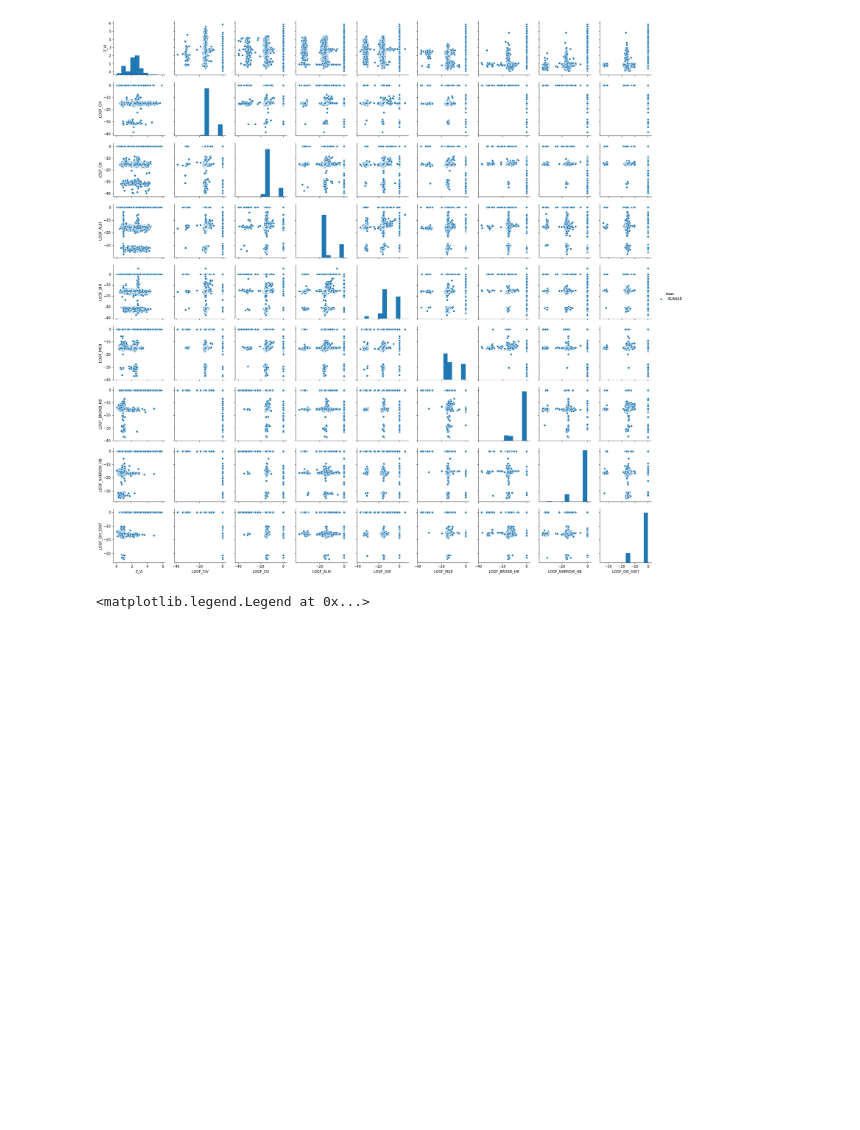
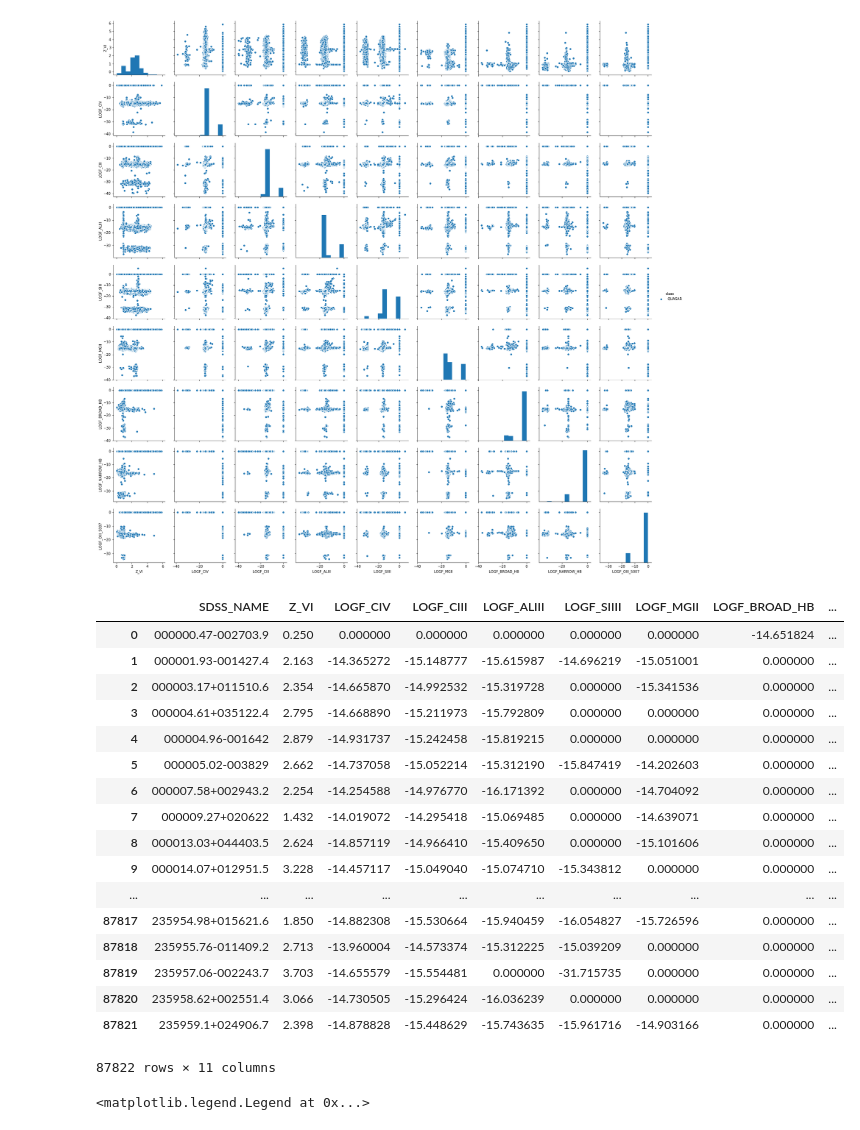
Before and after one commit to astrodatos/proyecto_aape, a Jupyter notebook: proyecto_AAPE.ipynb, the cells around one changed output. Cells and saved outputs as stored; diff of their text form; code cells hidden in the pictures; blank space fills up the shorter version.

```diff
--- a/proyecto_AAPE.ipynb
+++ b/proyecto_AAPE.ipynb
@@ -122,6 +144,27 @@ sns.pairplot(data_quasar, hue='class', diag_kind = 'hist')
 # %% [output]
 <seaborn.axisgrid.PairGrid at 0x...>
 [figure]
+# %%
+data_quasar
+# %% [output]
+|  | SDSS_NAME | Z_VI | LOGF_CIV | LOGF_CIII | LOGF_ALIII | LOGF_SIIII | LOGF_MGII | LOGF_BROAD_HB | ... |
+| 0 | 000000.47-002703.9 | 0.250 | 0.000000 | 0.000000 | 0.000000 | 0.000000 | 0.000000 | -14.651824 | ... |
+| 1 | 000001.93-001427.4 | 2.163 | -14.365272 | -15.148777 | -15.615987 | -14.696219 | -15.051001 | 0.000000 | ... |
+| 2 | 000003.17+011510.6 | 2.354 | -14.665870 | -14.992532 | -15.319728 | 0.000000 | -15.341536 | 0.000000 | ... |
+| 3 | 000004.61+035122.4 | 2.795 | -14.668890 | -15.211973 | -15.792809 | 0.000000 | 0.000000 | 0.000000 | ... |
+| 4 | 000004.96-001642 | 2.879 | -14.931737 | -15.242458 | -15.819215 | 0.000000 | 0.000000 | 0.000000 | ... |
+| 5 | 000005.02-003829 | 2.662 | -14.737058 | -15.052214 | -15.312190 | -15.847419 | -14.202603 | 0.000000 | ... |
+| 6 | 000007.58+002943.2 | 2.254 | -14.254588 | -14.976770 | -16.171392 | 0.000000 | -14.704092 | 0.000000 | ... |
+| 7 | 000009.27+020622 | 1.432 | -14.019072 | -14.295418 | -15.069485 | 0.000000 | -14.639071 | 0.000000 | ... |
+| 8 | 000013.03+044403.5 | 2.624 | -14.857119 | -14.966410 | -15.409650 | 0.000000 | -15.101606 | 0.000000 | ... |
+| 9 | 000014.07+012951.5 | 3.228 | -14.457117 | -15.049040 | -15.074710 | -15.343812 | 0.000000 | 0.000000 | ... |
+| ... | ... | ... | ... | ... | ... | ... | ... | ... | ... |
+| 87817 | 235954.98+015621.6 | 1.850 | -14.882308 | -15.530664 | -15.940459 | -16.054827 | -15.726596 | 0.000000 | ... |
+| 87818 | 235955.76-011409.2 | 2.713 | -13.960004 | -14.573374 | -15.312225 | -15.039209 | 0.000000 | 0.000000 | ... |
+| 87819 | 235957.06-002243.7 | 3.703 | -14.655579 | -15.554481 | 0.000000 | -31.715735 | 0.000000 | 0.000000 | ... |
+| 87820 | 235958.62+002551.4 | 3.066 | -14.730505 | -15.296424 | -16.036239 | 0.000000 | 0.000000 | 0.000000 | ... |
+| 87821 | 235959.1+024906.7 | 2.398 | -14.878828 | -15.448629 | -15.743635 | -15.961716 | -14.903166 | 0.000000 | ... |
+87822 rows × 11 columns
 # %%
 fig, ax = plt.subplots(figsize=(24,24), ncols=3, nrows=3)
 
```
Also changed, not shown: parts of 5 cells of this notebook.
